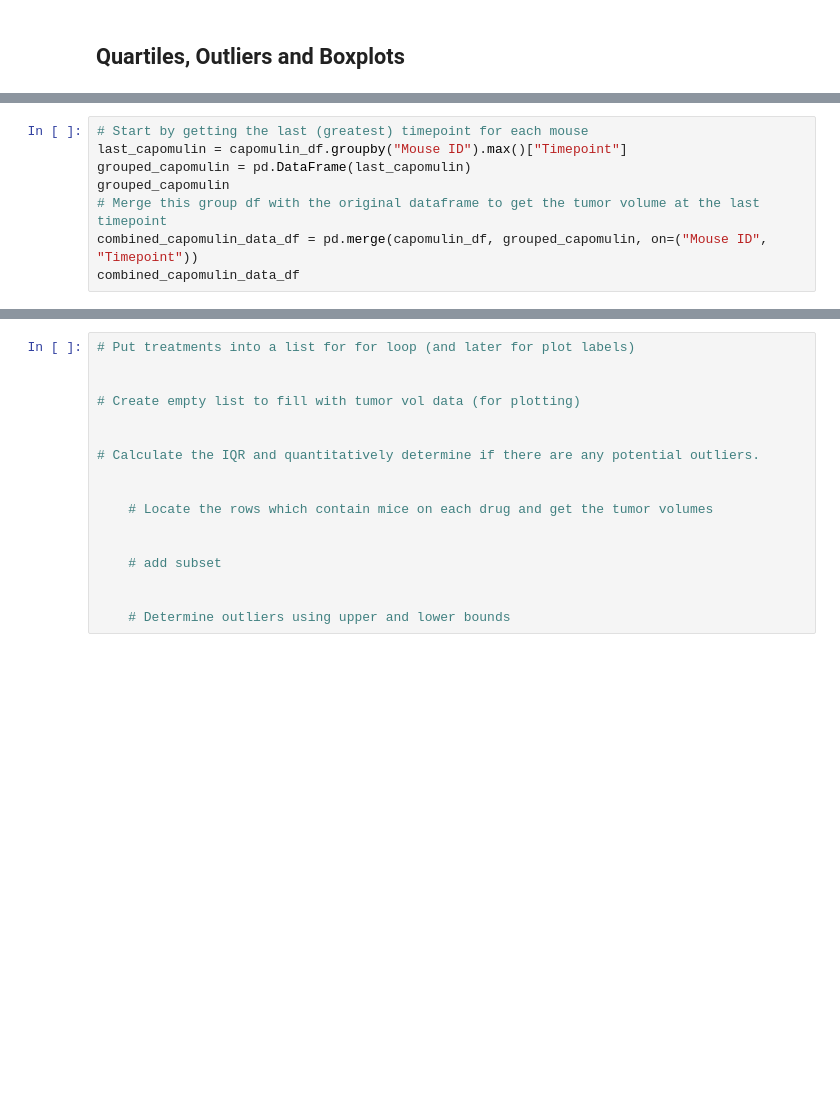
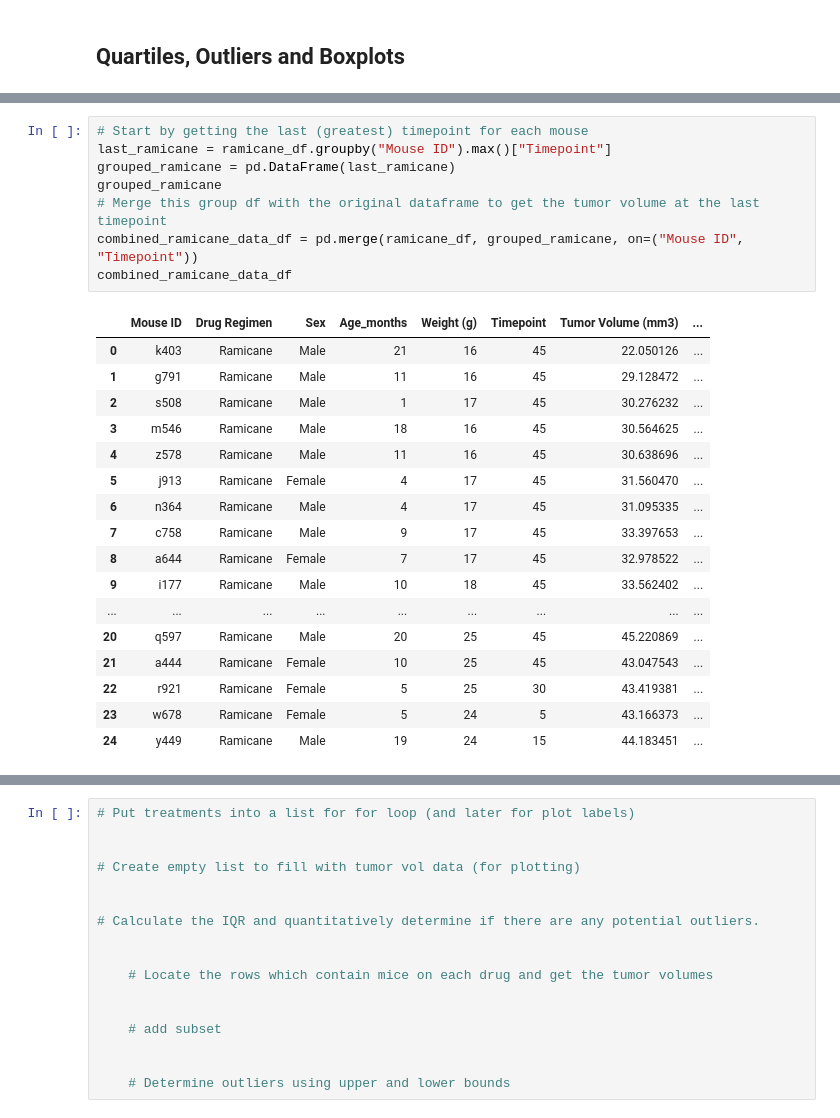
Before and after one commit to nicpie-bit/Mouse-Tumor-Analysis-Matplotlib, a Jupyter notebook: PowerOfPlots/pymaceuticals_starter.ipynb, the cells around one changed output, grey strips where cells are left out. Drawn from its saved outputs; the diff is of its cells as text; blank space fills up the shorter version.

```diff
--- a/PowerOfPlots/pymaceuticals_starter.ipynb
+++ b/PowerOfPlots/pymaceuticals_starter.ipynb
@@ -249,8 +242,26 @@ combined_capomulin_data_df
 # %%
 # Start by getting the last (greatest) timepoint for each mouse
-last_capomulin = capomulin_df.groupby("Mouse ID").max()["Timepoint"]
-grouped_capomulin = pd.DataFrame(last_capomulin)
-grouped_capomulin
+last_ramicane = ramicane_df.groupby("Mouse ID").max()["Timepoint"]
+grouped_ramicane = pd.DataFrame(last_ramicane)
+grouped_ramicane
 # Merge this group df with the original dataframe to get the tumor volume at the last timepoint
-combined_capomulin_data_df = pd.merge(capomulin_df, grouped_capomulin, on=("Mouse ID", "Timepoint"))
-combined_capomulin_data_df
+combined_ramicane_data_df = pd.merge(ramicane_df, grouped_ramicane, on=("Mouse ID", "Timepoint"))
+combined_ramicane_data_df
+# %% [output]
+|  | Mouse ID | Drug Regimen | Sex | Age_months | Weight (g) | Timepoint | Tumor Volume (mm3) | ... |
+| 0 | k403 | Ramicane | Male | 21 | 16 | 45 | 22.050126 | ... |
+| 1 | g791 | Ramicane | Male | 11 | 16 | 45 | 29.128472 | ... |
+| 2 | s508 | Ramicane | Male | 1 | 17 | 45 | 30.276232 | ... |
+| 3 | m546 | Ramicane | Male | 18 | 16 | 45 | 30.564625 | ... |
+| 4 | z578 | Ramicane | Male | 11 | 16 | 45 | 30.638696 | ... |
+| 5 | j913 | Ramicane | Female | 4 | 17 | 45 | 31.560470 | ... |
+| 6 | n364 | Ramicane | Male | 4 | 17 | 45 | 31.095335 | ... |
+| 7 | c758 | Ramicane | Male | 9 | 17 | 45 | 33.397653 | ... |
+| 8 | a644 | Ramicane | Female | 7 | 17 | 45 | 32.978522 | ... |
+| 9 | i177 | Ramicane | Male | 10 | 18 | 45 | 33.562402 | ... |
+| ... | ... | ... | ... | ... | ... | ... | ... | ... |
+| 20 | q597 | Ramicane | Male | 20 | 25 | 45 | 45.220869 | ... |
+| 21 | a444 | Ramicane | Female | 10 | 25 | 45 | 43.047543 | ... |
+| 22 | r921 | Ramicane | Female | 5 | 25 | 30 | 43.419381 | ... |
+| 23 | w678 | Ramicane | Female | 5 | 24 | 5 | 43.166373 | ... |
+| 24 | y449 | Ramicane | Male | 19 | 24 | 15 | 44.183451 | ... |
```
Also changed, not shown: parts of 5 cells of this notebook.
